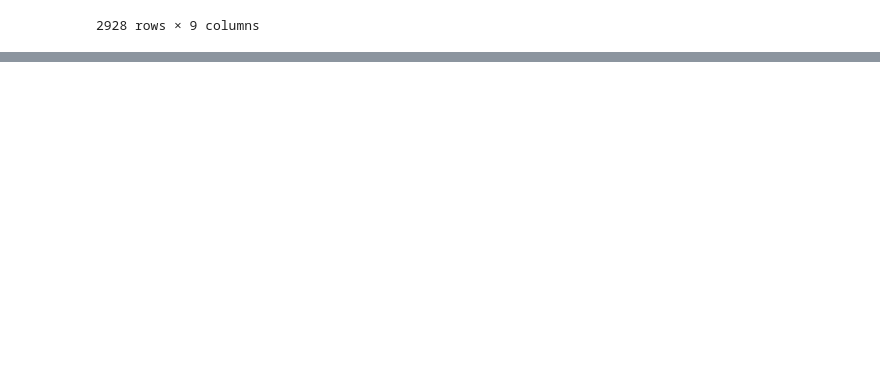
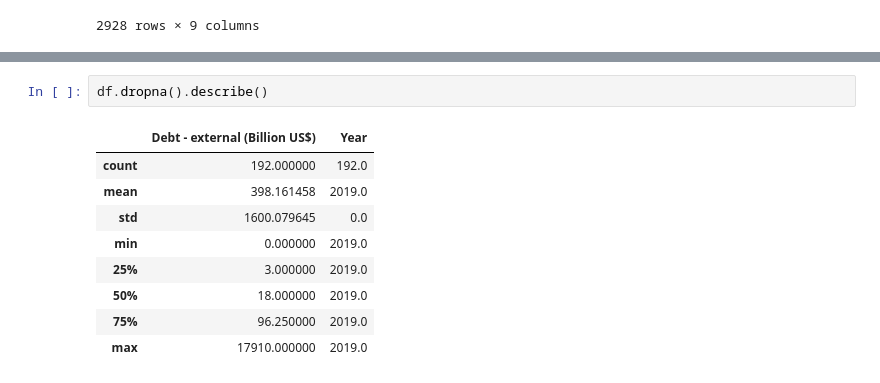
Before and after one commit to DCIDA2019/dcida2020ii-FabianHdzGtz, a Jupyter notebook: Sep4/tablas.ipynb, the cells around one changed output, grey strips where cells are left out. Cells and saved outputs as stored; diff of their text form; blank space fills up the shorter version.

```diff
--- a/Sep4/tablas.ipynb
+++ b/Sep4/tablas.ipynb
@@ -128,0 +170,12 @@ vsdfsadf3
+# %%
+df.dropna().describe()
+# %% [output]
+|  | Debt - external (Billion US$) | Year |
+| count | 192.000000 | 192.0 |
+| mean | 398.161458 | 2019.0 |
+| std | 1600.079645 | 0.0 |
+| min | 0.000000 | 2019.0 |
+| 25% | 3.000000 | 2019.0 |
+| 50% | 18.000000 | 2019.0 |
+| 75% | 96.250000 | 2019.0 |
+| max | 17910.000000 | 2019.0 |
```
Also changed, not shown: parts of 10 cells of this notebook.
